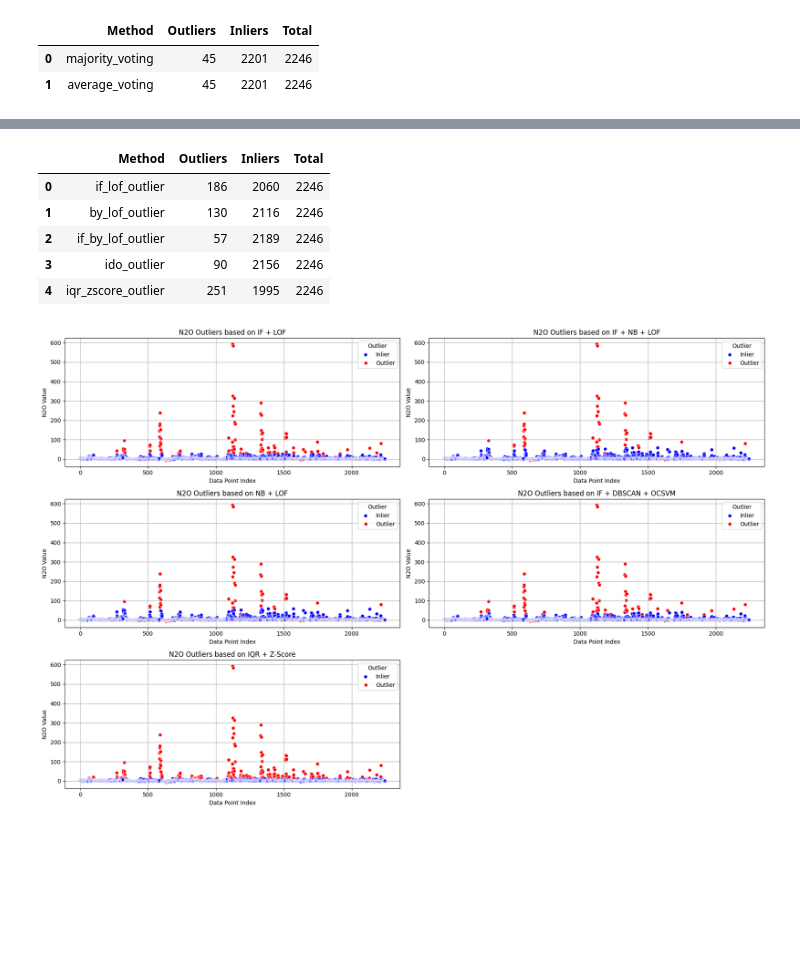
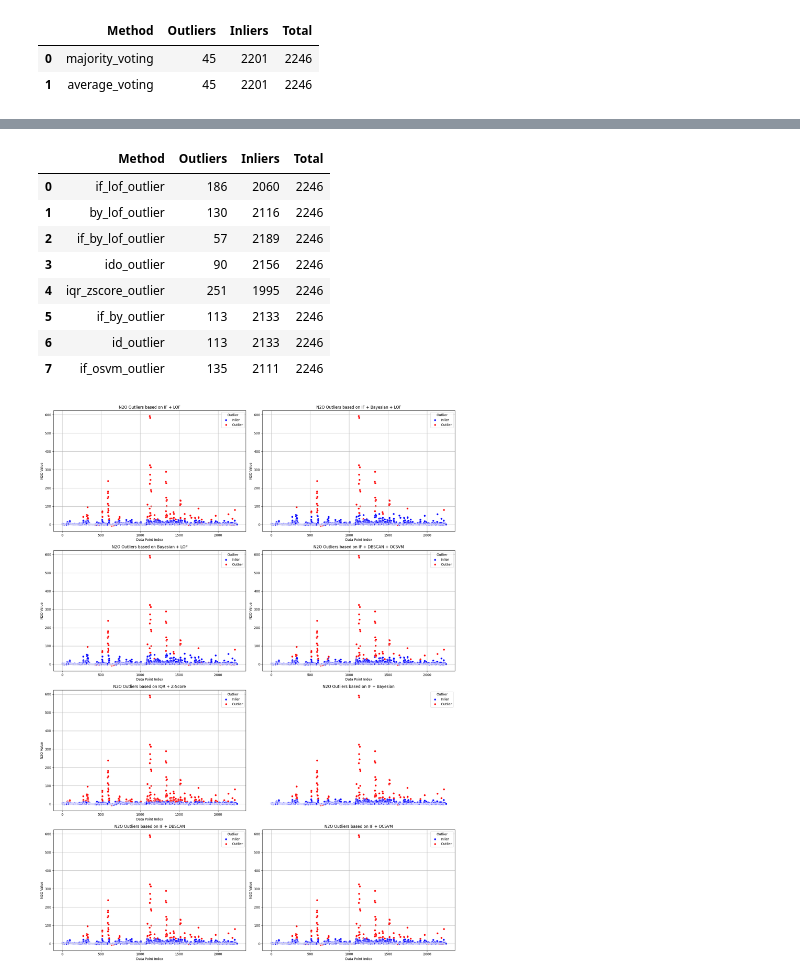
Before and after one commit to roniwahyu/outlier-detection2024, a Jupyter notebook: 01.Dataset-Rofiqul/Ujicoba4-08062024/TesVotingBased2_combinedvoting.ipynb, the cells around one changed output, grey strips where cells are left out. Cells and saved outputs as stored; diff of their text form; code cells hidden in the pictures; blank space fills up the shorter version.

```diff
--- a/01.Dataset-Rofiqul/Ujicoba4-08062024/TesVotingBased2_combinedvoting.ipynb
+++ b/01.Dataset-Rofiqul/Ujicoba4-08062024/TesVotingBased2_combinedvoting.ipynb
@@ -137,6 +137,10 @@ df['if_by_lof_outlier'] = majority_voting(df['if_outlier'], df['nb_outlier'], df
 df['by_lof_outlier'] = majority_voting(df['nb_outlier'], df['lof_outlier'])
 df['ido_outlier'] = majority_voting(df['if_outlier'], df['dbscan_outlier'], df['ocsvm_outlier'])
 df['iqr_zscore_outlier'] = majority_voting(df['iqr_outlier'], df['zscore_outlier'])
+df['if_by_outlier'] = majority_voting(df['if_outlier'], df['nb_outlier'])
+df['id_outlier'] = majority_voting(df['if_outlier'], df['dbscan_outlier'])
+df['if_osvm_outlier'] = majority_voting(df['if_outlier'], df['ocsvm_outlier'])
+df['if_by_osvm_outlier'] = majority_voting(df['if_outlier'], df['nb_outlier'],df['ocsvm_outlier'])
 # %%
 df
 # %% [output]
@@ -157,7 +161,7 @@ df
 df.to_csv('hasil/0905_2_N2O_Agriculture_OutlierDetection_5_Update09062024_CombinedOutlier.csv', index=False)
 # %%
 # Count the summary for each voting method
-voting_methods = ['if_lof_outlier', 'by_lof_outlier','if_by_lof_outlier','ido_outlier','iqr_zscore_outlier']
+voting_methods = ['if_lof_outlier', 'by_lof_outlier','if_by_lof_outlier','ido_outlier','iqr_zscore_outlier','if_by_outlier','id_outlier','if_osvm_outlier']
 
 # Create a DataFrame to store the summary
 summary = {
@@ -187,39 +191,45 @@ summary_df
 | 2 | if_by_lof_outlier | 57 | 2189 | 2246 |
 | 3 | ido_outlier | 90 | 2156 | 2246 |
 | 4 | iqr_zscore_outlier | 251 | 1995 | 2246 |
+| 5 | if_by_outlier | 113 | 2133 | 2246 |
+| 6 | id_outlier | 113 | 2133 | 2246 |
+| 7 | if_osvm_outlier | 135 | 2111 | 2246 |
 # %%
 summary_df.to_csv('hasil/0905_2_N2O_Agriculture_OutlierDetection_5_Update09062024_CombinedOutlier_Summary.csv', index=False)
 # %%
 import matplotlib.pyplot as plt
 import seaborn as sns
 
 # Improved visualization layout with 3x2 grid
-fig, axes = plt.subplots(3, 2, figsize=(18, 12))
+fig, axes = plt.subplots(4, 2, figsize=(18, 24))
 
 # List of new columns and their titles for visualization
 outlier_columns = [
     ('if_lof_outlier', 'IF + LOF'),
-    ('if_by_lof_outlier', 'IF + NB + LOF'),
-    ('by_lof_outlier', 'NB + LOF'),
+    ('if_by_lof_outlier', 'IF + Bayesian + LOF'),
+    ('by_lof_outlier', 'Bayesian + LOF'),
     ('ido_outlier', 'IF + DBSCAN + OCSVM'),
-    ('iqr_zscore_outlier', 'IQR + Z-Score')
+    ('iqr_zscore_outlier', 'IQR + Z-Score'),
+    ('if_by_outlier', 'IF + Bayesian'),
+    ('id_outlier', 'IF + DBSCAN'),
+    ('if_osvm_outlier', 'IF + OCSVM')
 ]
 
 # Loop through each new column and plot
 for idx, (column, title) in enumerate(outlier_columns):
     ax = axes[idx // 2, idx % 2]
     sns.scatterplot(x=df.index, y='N2O', hue=column, data=df, palette={1: 'blue', -1: 'red'}, ax=ax)
     ax.set_title(f'N2O Outliers based on {title}')
     ax.set_xlabel('Data Point Index')
     ax.set_ylabel('N2O Value')
     ax.legend(title='Outlier', labels=['Inlier', 'Outlier'])
     ax.grid(True)
 
 # Hide the last subplot (bottom right corner) as we have only 5 visualizations
 axes[2, 1].axis('off')
 
 plt.tight_layout()
 plt.savefig('visual/N2O_Outliers_Combination_3x2_Visualization.jpg', dpi=300, format='jpg')
 plt.show()
 # %% [output]
-[figure, old version]
+[figure, new version]
```
Also changed, not shown: parts of 4 cells of this notebook, 55 other files.
